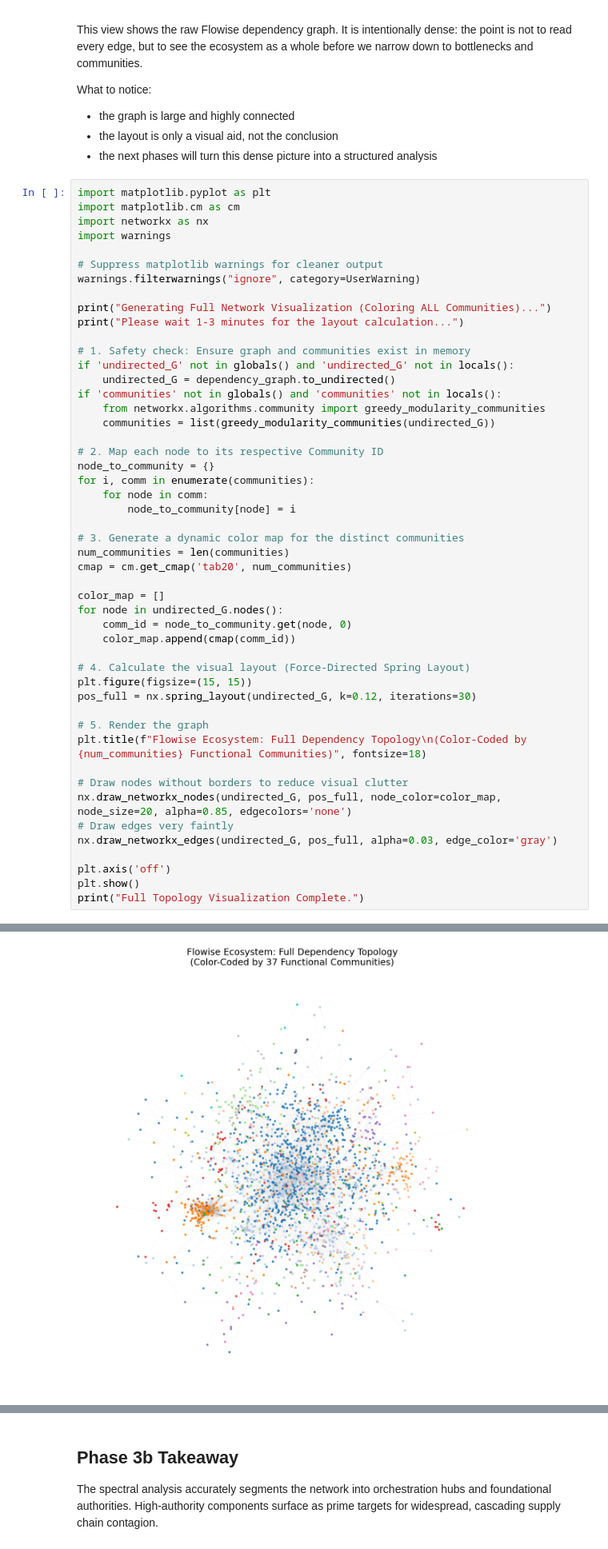
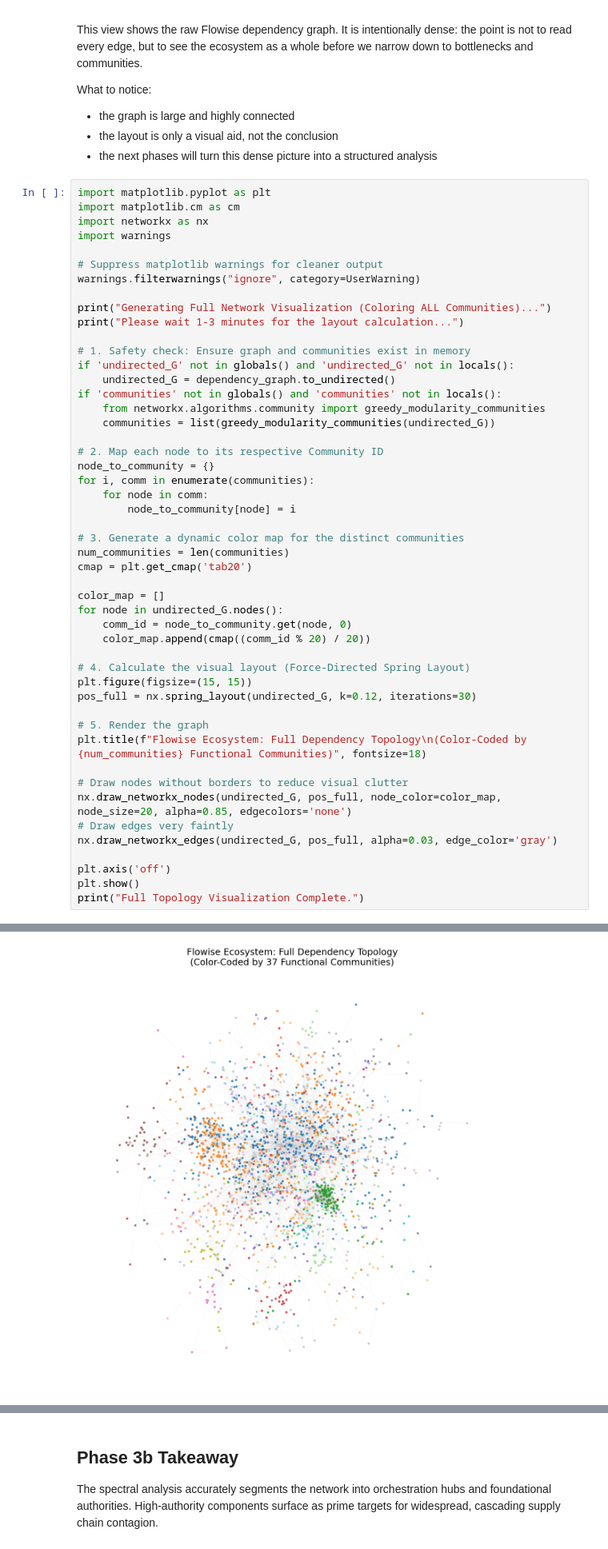
Before and after one commit to RonPiece/final_project_networks_algorithms, a Jupyter notebook: final_project_networks_algorithms.ipynb, the cells around one changed output, grey strips where cells are left out. Shown at 80% size. Cells and saved outputs as stored; diff of their text form.

```diff
--- a/final_project_networks_algorithms.ipynb
+++ b/final_project_networks_algorithms.ipynb
@@ -131,36 +133,36 @@ if 'communities' not in globals() and 'communities' not in locals():
 node_to_community = {}
 for i, comm in enumerate(communities):
     for node in comm:
         node_to_community[node] = i
 
 # 3. Generate a dynamic color map for the distinct communities
 num_communities = len(communities)
-cmap = cm.get_cmap('tab20', num_communities)
+cmap = plt.get_cmap('tab20')
 
 color_map = []
 for node in undirected_G.nodes():
     comm_id = node_to_community.get(node, 0)
-    color_map.append(cmap(comm_id))
+    color_map.append(cmap((comm_id % 20) / 20))
 
 # 4. Calculate the visual layout (Force-Directed Spring Layout)
 plt.figure(figsize=(15, 15))
 pos_full = nx.spring_layout(undirected_G, k=0.12, iterations=30)
 
 # 5. Render the graph
 plt.title(f"Flowise Ecosystem: Full Dependency Topology\n(Color-Coded by {num_communities} Functional Communities)", fontsize=18)
 
 # Draw nodes without borders to reduce visual clutter
 nx.draw_networkx_nodes(undirected_G, pos_full, node_color=color_map, node_size=20, alpha=0.85, edgecolors='none')
 # Draw edges very faintly
 nx.draw_networkx_edges(undirected_G, pos_full, alpha=0.03, edge_color='gray')
 
 plt.axis('off')
 plt.show()
 print("Full Topology Visualization Complete.")
 # %% [output]
 Generating Full Network Visualization (Coloring ALL Communities)...
 Please wait 1-3 minutes for the layout calculation...
-[figure, old version]
+[figure, new version]
 Full Topology Visualization Complete.
 # %% [markdown]
 ## Phase 3 | Topological Vulnerability Assessment
```
Also changed, not shown: parts of 26 cells of this notebook, 1 other file.
